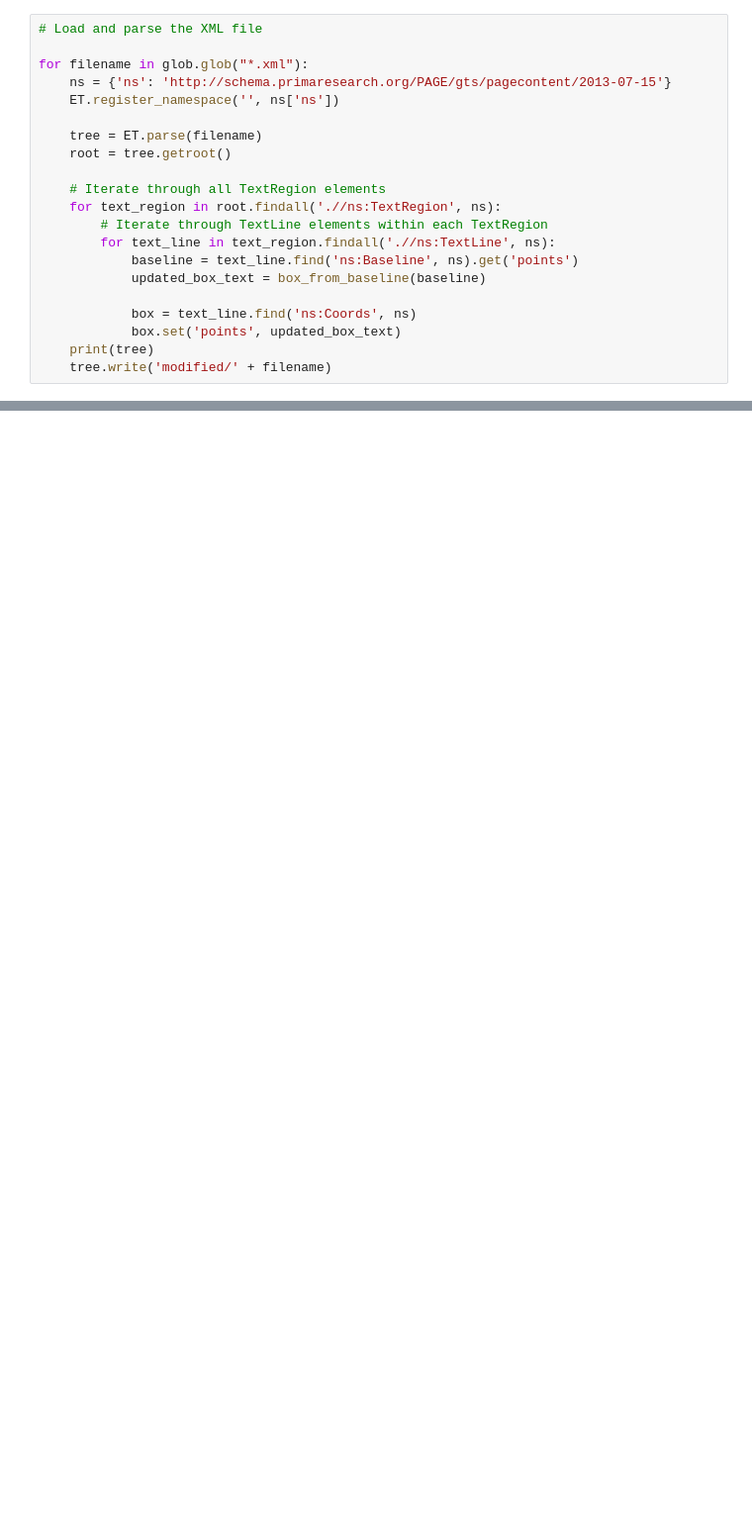
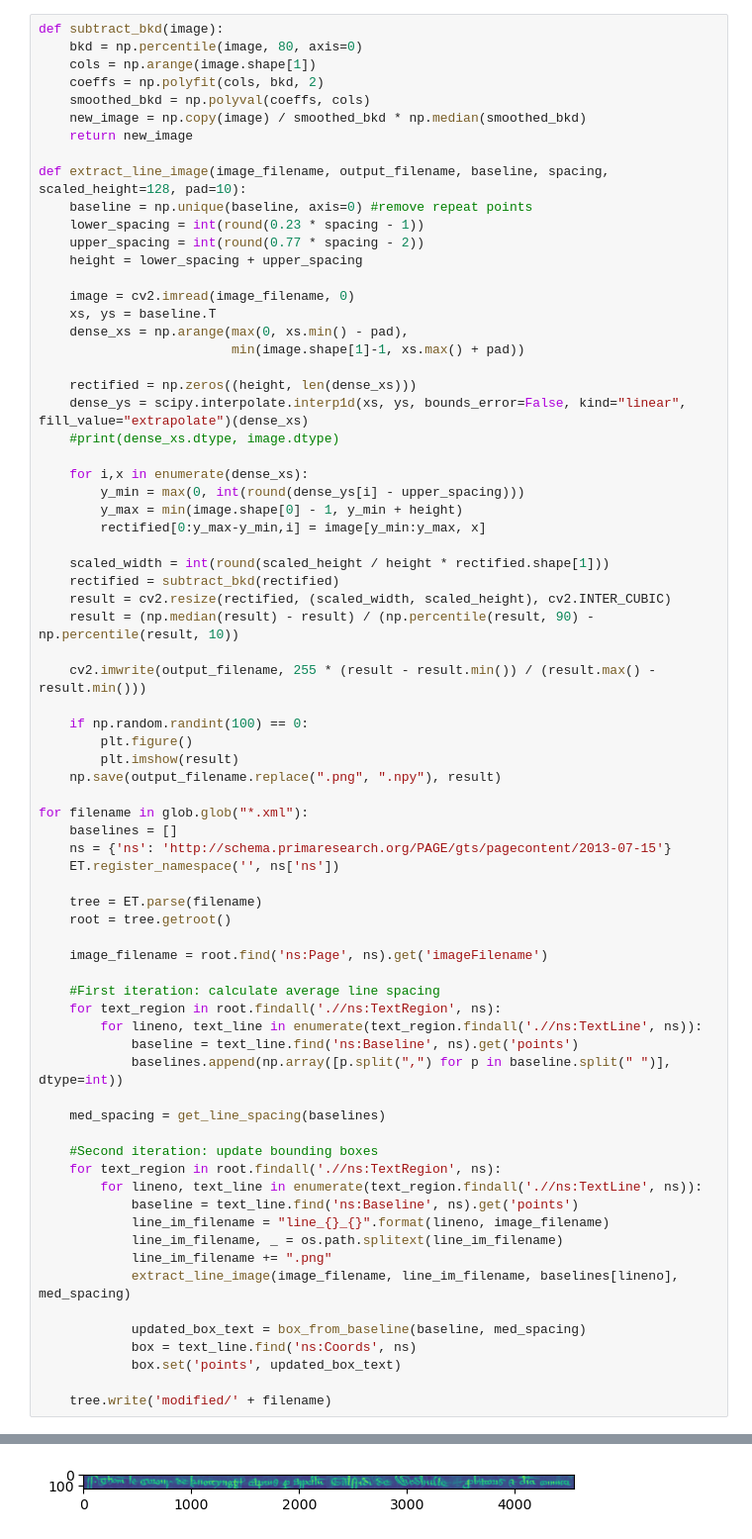
Before and after one commit to ideasrule/latin_documents, a Jupyter notebook: data/update_line_polygons.ipynb, the cells around one changed output, grey strips where cells are left out. Shown at 99% size. Cells and saved outputs as stored; diff of their text form; blank space fills up the shorter version.

Commit message:
Working update_line_polygons, which also extracts line images

```diff
--- a/data/update_line_polygons.ipynb
+++ b/data/update_line_polygons.ipynb
@@ -22,22 +36,74 @@ box_from_baseline("10,64 174,48 418,38 531,32 710,37 838,34")
 # %%
-# Load and parse the XML file
+def subtract_bkd(image):
+    bkd = np.percentile(image, 80, axis=0)
+    cols = np.arange(image.shape[1])
+    coeffs = np.polyfit(cols, bkd, 2)
+    smoothed_bkd = np.polyval(coeffs, cols)
+    new_image = np.copy(image) / smoothed_bkd * np.median(smoothed_bkd)
+    return new_image
+
+def extract_line_image(image_filename, output_filename, baseline, spacing, scaled_height=128, pad=10):
+    baseline = np.unique(baseline, axis=0) #remove repeat points
+    lower_spacing = int(round(0.23 * spacing - 1))
+    upper_spacing = int(round(0.77 * spacing - 2))
+    height = lower_spacing + upper_spacing
+
+    image = cv2.imread(image_filename, 0)
+    xs, ys = baseline.T
+    dense_xs = np.arange(max(0, xs.min() - pad),
+                         min(image.shape[1]-1, xs.max() + pad))
+
+    rectified = np.zeros((height, len(dense_xs)))
+    dense_ys = scipy.interpolate.interp1d(xs, ys, bounds_error=False, kind="linear", fill_value="extrapolate")(dense_xs)
+    #print(dense_xs.dtype, image.dtype)
+
+    for i,x in enumerate(dense_xs):
+        y_min = max(0, int(round(dense_ys[i] - upper_spacing)))
+        y_max = min(image.shape[0] - 1, y_min + height)
+        rectified[0:y_max-y_min,i] = image[y_min:y_max, x]
+
+    scaled_width = int(round(scaled_height / height * rectified.shape[1]))
+    rectified = subtract_bkd(rectified)
+    result = cv2.resize(rectified, (scaled_width, scaled_height), cv2.INTER_CUBIC)
+    result = (np.median(result) - result) / (np.percentile(result, 90) - np.percentile(result, 10))
+
+    cv2.imwrite(output_filename, 255 * (result - result.min()) / (result.max() - result.min()))
+
+    if np.random.randint(100) == 0:
+        plt.figure()
+        plt.imshow(result)
+    np.save(output_filename.replace(".png", ".npy"), result)
 
 for filename in glob.glob("*.xml"):
+    baselines = []
     ns = {'ns': 'http://schema.primaresearch.org/PAGE/gts/pagecontent/2013-07-15'}
     ET.register_namespace('', ns['ns'])
 
     tree = ET.parse(filename)
     root = tree.getroot()
 
-    # Iterate through all TextRegion elements
+    image_filename = root.find('ns:Page', ns).get('imageFilename')
+
+    #First iteration: calculate average line spacing
     for text_region in root.findall('.//ns:TextRegion', ns):
-        # Iterate through TextLine elements within each TextRegion
-        for text_line in text_region.findall('.//ns:TextLine', ns):
+        for lineno, text_line in enumerate(text_region.findall('.//ns:TextLine', ns)):
             baseline = text_line.find('ns:Baseline', ns).get('points')
-            updated_box_text = box_from_baseline(baseline)
+            baselines.append(np.array([p.split(",") for p in baseline.split(" ")], dtype=int))
 
+    med_spacing = get_line_spacing(baselines)
+
+    #Second iteration: update bounding boxes
+    for text_region in root.findall('.//ns:TextRegion', ns):
+        for lineno, text_line in enumerate(text_region.findall('.//ns:TextLine', ns)):
+            baseline = text_line.find('ns:Baseline', ns).get('points')
+            line_im_filename = "line_{}_{}".format(lineno, image_filename)
+            line_im_filename, _ = os.path.splitext(line_im_filename)
+            line_im_filename += ".png"
+            extract_line_image(image_filename, line_im_filename, baselines[lineno], med_spacing)
+
+            updated_box_text = box_from_baseline(baseline, med_spacing)
             box = text_line.find('ns:Coords', ns)
             box.set('points', updated_box_text)
-    print(tree)
+
     tree.write('modified/' + filename)
 # %% [output]
@@ -60,0 +110 @@ for filename in glob.glob("*.xml"):
+[figure, added]
```
Also changed, not shown: parts of 8 cells of this notebook.
